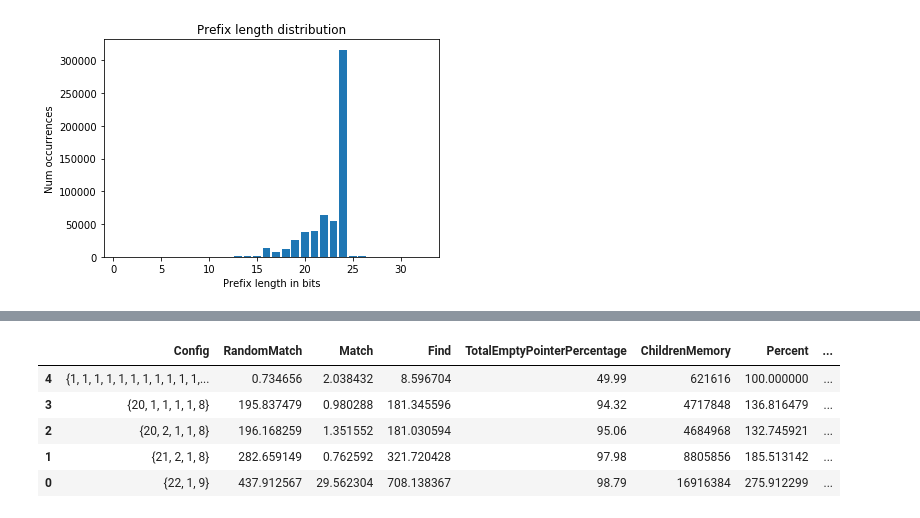
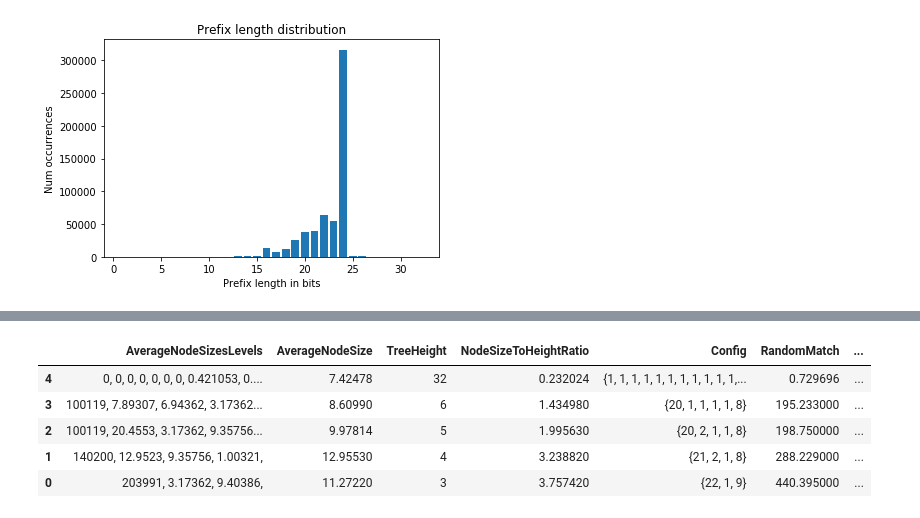
Before and after one commit to matrackif/TrieStrides, a Jupyter notebook: flavors_data_analysis.ipynb, the cells around one changed output, grey strips where cells are left out. Saved outputs shown, nothing was run; the diff lists cells and outputs as text; code cells hidden in the pictures.

```diff
--- a/flavors_data_analysis.ipynb
+++ b/flavors_data_analysis.ipynb
@@ -127,13 +124,13 @@ results_fst[['Config', 'RandomMatch', 'Match', 'Find', 'TotalEmptyPointerPercent
 # %%
 results_equal_dist = results_equal_dist.sort_values('RandomMatch')
-results_equal_dist[['Config', 'RandomMatch', 'Match', 'Find', 'TotalEmptyPointerPercentage', 'ChildrenMemory', 'Percent', 'PercentEmptyPointerLevels', 'Build', 'TreeMemoryUniqueOnly', 'TreeLevels', 'EmptyPointerLevels']]
+results_equal_dist[['AverageNodeSizesLevels', 'AverageNodeSize', 'TreeHeight', 'NodeSizeToHeightRatio', 'Config', 'RandomMatch', 'Match', 'Find', 'TotalEmptyPointerPercentage', 'TreeMemoryUniqueOnly', 'Percent', 'PercentEmptyPointerLevels', 'Build', 'TreeLevels', 'EmptyPointerLevels']]
 # %% [output]
-|  | Config | RandomMatch | Match | Find | TotalEmptyPointerPercentage | ChildrenMemory | Percent | ... |
-| 4 | {1, 1, 1, 1, 1, 1, 1, 1, 1, 1, 1,... | 0.734656 | 2.038432 | 8.596704 | 49.99 | 621616 | 100.000000 | ... |
-| 3 | {20, 1, 1, 1, 1, 8} | 195.837479 | 0.980288 | 181.345596 | 94.32 | 4717848 | 136.816479 | ... |
-| 2 | {20, 2, 1, 1, 8} | 196.168259 | 1.351552 | 181.030594 | 95.06 | 4684968 | 132.745921 | ... |
-| 1 | {21, 2, 1, 8} | 282.659149 | 0.762592 | 321.720428 | 97.98 | 8805856 | 185.513142 | ... |
-| 0 | {22, 1, 9} | 437.912567 | 29.562304 | 708.138367 | 98.79 | 16916384 | 275.912299 | ... |
+|  | AverageNodeSizesLevels | AverageNodeSize | TreeHeight | NodeSizeToHeightRatio | Config | RandomMatch | ... |
+| 4 | 0, 0, 0, 0, 0, 0, 0, 0.421053, 0.... | 7.42478 | 32 | 0.232024 | {1, 1, 1, 1, 1, 1, 1, 1, 1, 1, 1,... | 0.729696 | ... |
+| 3 | 100119, 7.89307, 6.94362, 3.17362... | 8.60990 | 6 | 1.434980 | {20, 1, 1, 1, 1, 8} | 195.233000 | ... |
+| 2 | 100119, 20.4553, 3.17362, 9.35756... | 9.97814 | 5 | 1.995630 | {20, 2, 1, 1, 8} | 198.750000 | ... |
+| 1 | 140200, 12.9523, 9.35756, 1.00321, | 12.95530 | 4 | 3.238820 | {21, 2, 1, 8} | 288.229000 | ... |
+| 0 | 203991, 3.17362, 9.40386, | 11.27220 | 3 | 3.757420 | {22, 1, 9} | 440.395000 | ... |
 # %%
 results_equal_dist.columns
 # newcol_names = ['Cost', 'Percent', 'BuildAndFind', 'BuildAndMatch', 'MatchAndFind']
```
Also changed, not shown: parts of 4 cells of this notebook, 3 other files.
